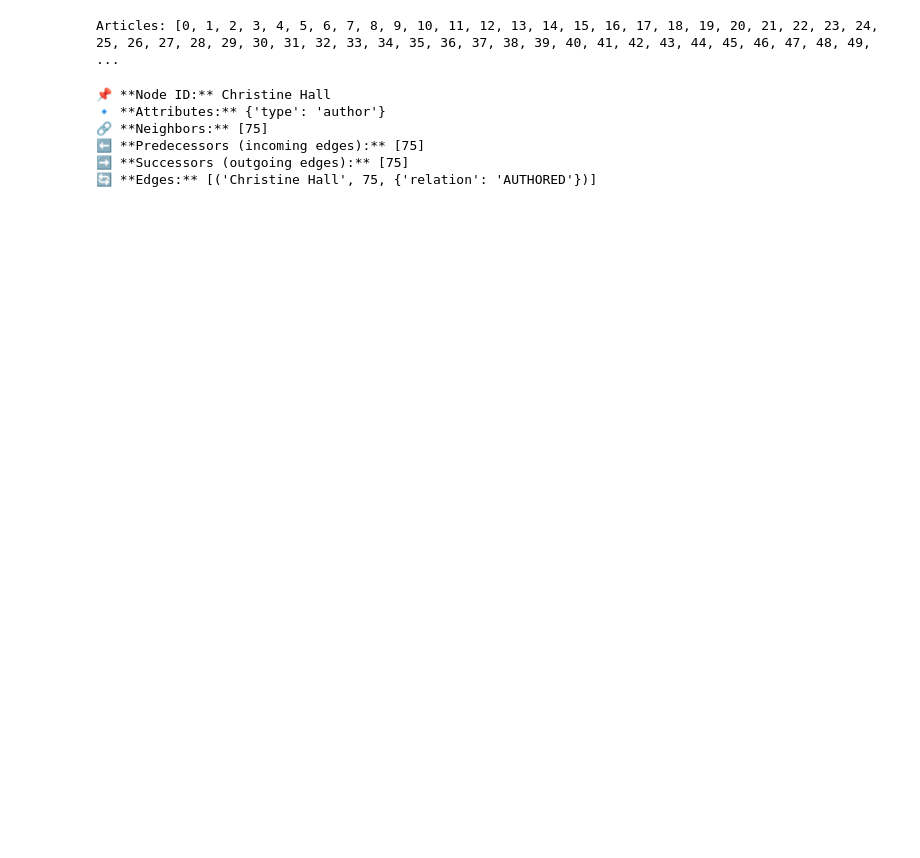
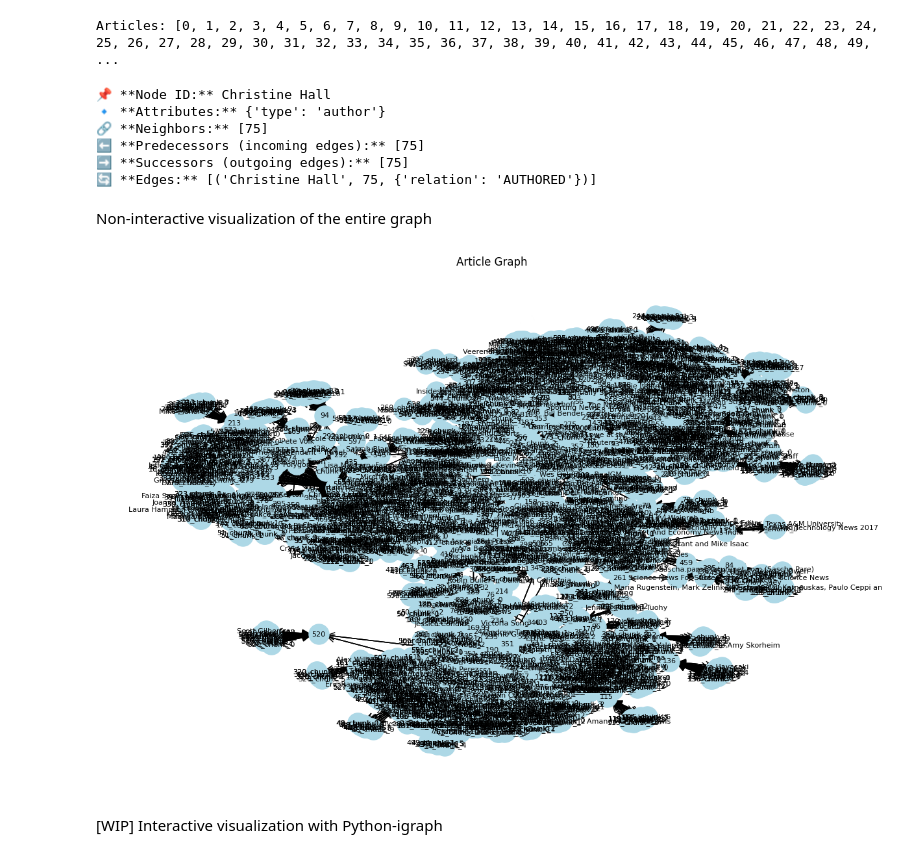
Before and after one commit to dev-mbarq/GraphRAG-internship-Diego, a Jupyter notebook: notebooks/document_graph_building.ipynb, the cells around one changed output. Saved outputs shown, nothing was run; the diff lists cells and outputs as text; code cells hidden in the pictures; blank space fills up the shorter version.

```diff
--- a/notebooks/document_graph_building.ipynb
+++ b/notebooks/document_graph_building.ipynb
@@ -12,10 +8,7 @@ import matplotlib.pyplot as plt
 import pickle
 # %%
-# Path to corpus file
-multihop_corpus_path = os.path.join("..", "data", "Multi-hop_RAG_dataset", "corpus.json")
-
-# Read JSON
-with open(multihop_corpus_path, "r", encoding="utf-8") as f:
+# Read corpus data JSON
+with open("../data/Multi-hop_RAG_dataset/corpus.json", "r", encoding="utf-8") as f:
     corpus = json.load(f)
 
 # Convert corpus data into df
@@ -333,0 +309,14 @@ get_node_details(G, 'Christine Hall')
+# %% [markdown]
+Non-interactive visualization of the entire graph
+# %%
+# Non-interactive plot of the entire graph
+plt.figure(figsize=(12, 8))
+pos = nx.spring_layout(G, seed=42)  # Layout for better visualization
+nx.draw(G, pos, with_labels=True, node_size=500, font_size=8, node_color="lightblue", edge_color="gray")
+nx.draw_networkx_edges(G, pos, arrowstyle="->", arrowsize=20)
+plt.title("Article Graph")
+plt.show()
+# %% [output]
+[figure, added]
+# %% [markdown]
+[WIP] Interactive visualization with Python-igraph
```
Also changed, not shown: parts of 23 cells of this notebook, 4 other files.
